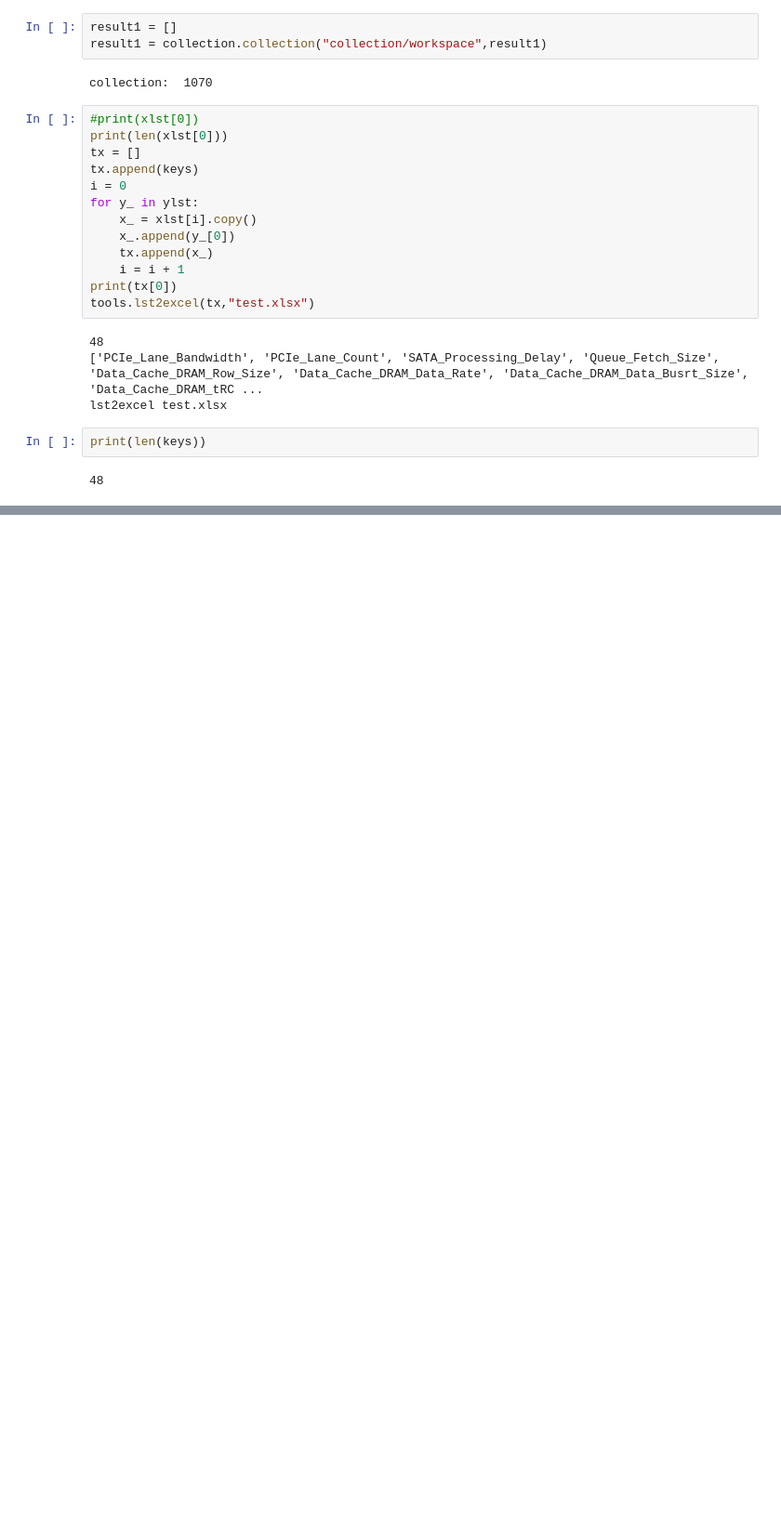
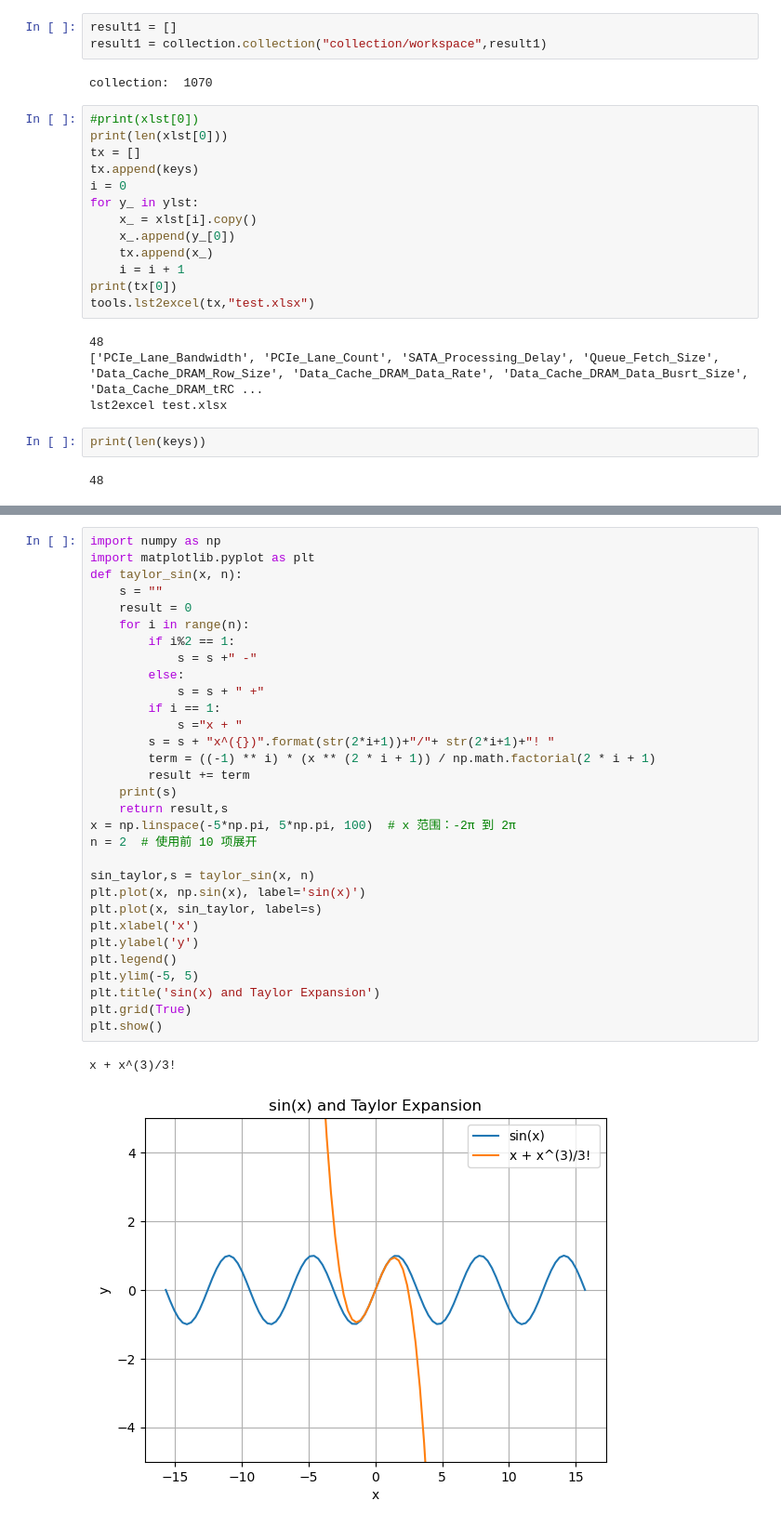
Before and after one commit to houchuanhao/MQSim, a Jupyter notebook: script/test.ipynb, the cells around one changed output, grey strips where cells are left out. Shown at 93% size. Drawn from its saved outputs; the diff is of its cells as text; blank space fills up the shorter version.

```diff
--- a/script/test.ipynb
+++ b/script/test.ipynb
@@ -179,0 +470,34 @@ print(len(keys))
+# %%
+import numpy as np
+import matplotlib.pyplot as plt
+def taylor_sin(x, n):
+    s = ""
+    result = 0
+    for i in range(n):
+        if i%2 == 1:
+            s = s +" -"
+        else:
+            s = s + " +"
+        if i == 1:
+            s ="x + "
+        s = s + "x^({})".format(str(2*i+1))+"/"+ str(2*i+1)+"! "
+        term = ((-1) ** i) * (x ** (2 * i + 1)) / np.math.factorial(2 * i + 1)
+        result += term
+    print(s)
+    return result,s
+x = np.linspace(-5*np.pi, 5*np.pi, 100)  # x 范围：-2π 到 2π
+n = 2  # 使用前 10 项展开
+
+sin_taylor,s = taylor_sin(x, n)
+plt.plot(x, np.sin(x), label='sin(x)')
+plt.plot(x, sin_taylor, label=s)
+plt.xlabel('x')
+plt.ylabel('y')
+plt.legend()
+plt.ylim(-5, 5)
+plt.title('sin(x) and Taylor Expansion')
+plt.grid(True)
+plt.show()
+# %% [output]
+x + x^(3)/3!
+[figure, added]
```
Also changed, not shown: parts of 6 cells of this notebook, 10 other files.
